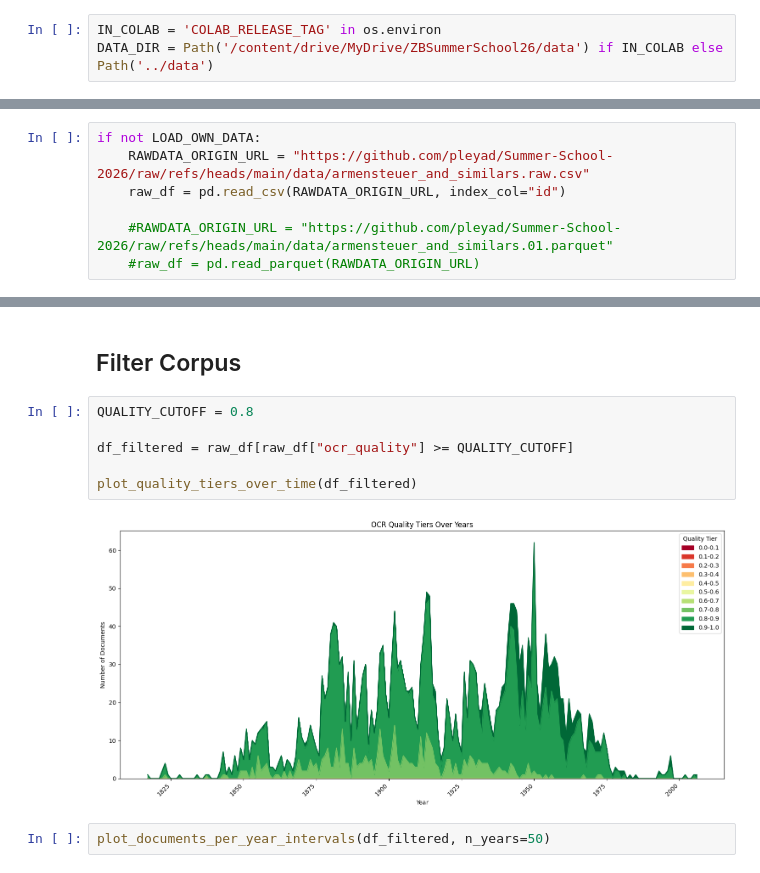
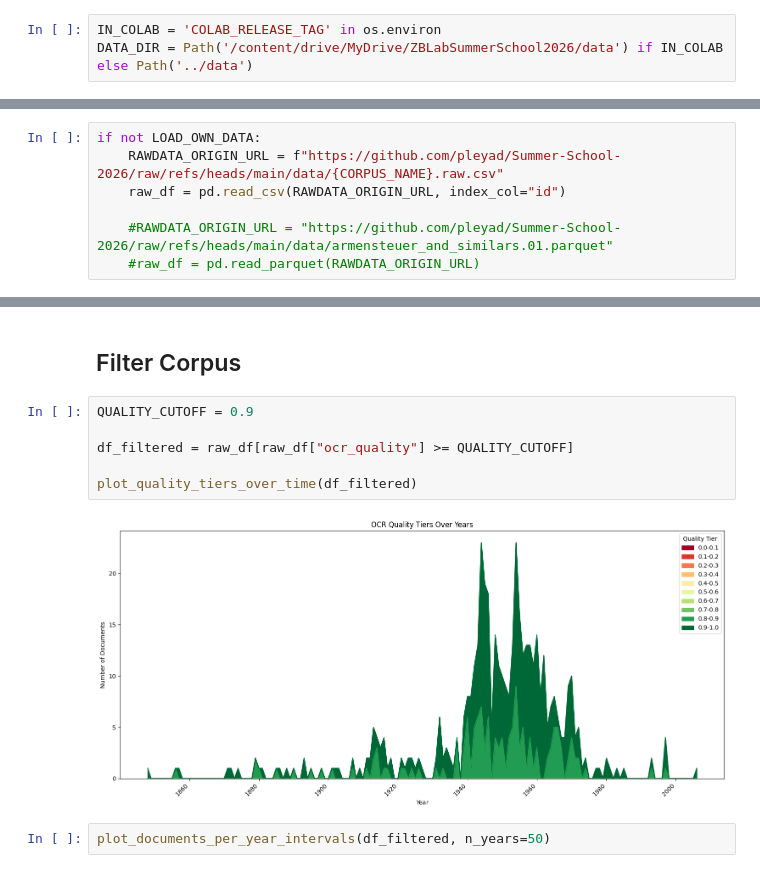
Before and after one commit to zentralbibliothek-zuerich/zblab-summerschool-2026, a Jupyter notebook: notebooks/02_quality_assurance.ipynb, the cells around one changed output, grey strips where cells are left out. Saved outputs shown, nothing was run; the diff lists cells and outputs as text.

```diff
--- a/notebooks/02_quality_assurance.ipynb
+++ b/notebooks/02_quality_assurance.ipynb
@@ -23,6 +25,6 @@ import pandas as pd
 from tqdm.notebook import tqdm
 # %%
 IN_COLAB = 'COLAB_RELEASE_TAG' in os.environ
-DATA_DIR = Path('/content/drive/MyDrive/ZBSummerSchool26/data') if IN_COLAB else Path('../data')
+DATA_DIR = Path('/content/drive/MyDrive/ZBLabSummerSchool2026/data') if IN_COLAB else Path('../data')
 # %% [markdown]
 ## Setup (Interaction required)
@@ -54,7 +54,7 @@ if LOAD_OWN_DATA:
 ### <img src="https://www.zb.uzh.ch/themes/zb/assets/images/favicon-192.png" alt="💾" width=16> Load from example
 # %%
 if not LOAD_OWN_DATA:
-    RAWDATA_ORIGIN_URL = "https://github.com/pleyad/Summer-School-2026/raw/refs/heads/main/data/armensteuer_and_similars.raw.csv"
+    RAWDATA_ORIGIN_URL = f"https://github.com/pleyad/Summer-School-2026/raw/refs/heads/main/data/{CORPUS_NAME}.raw.csv"
     raw_df = pd.read_csv(RAWDATA_ORIGIN_URL, index_col="id")
 
     #RAWDATA_ORIGIN_URL = "https://github.com/pleyad/Summer-School-2026/raw/refs/heads/main/data/armensteuer_and_similars.01.parquet"
@@ -184,13 +182,13 @@ plot_documents_per_year_intervals(raw_df, n_years=10)
 # %% [markdown]
 ## Filter Corpus
 # %%
-QUALITY_CUTOFF = 0.8
+QUALITY_CUTOFF = 0.9
 
 df_filtered = raw_df[raw_df["ocr_quality"] >= QUALITY_CUTOFF]
 
 plot_quality_tiers_over_time(df_filtered)
 # %% [output]
-[figure, old version]
+[figure, new version]
 # %%
 plot_documents_per_year_intervals(df_filtered, n_years=50)
 # %% [output]
```
Also changed, not shown: parts of 7 cells of this notebook, 12 other files.
